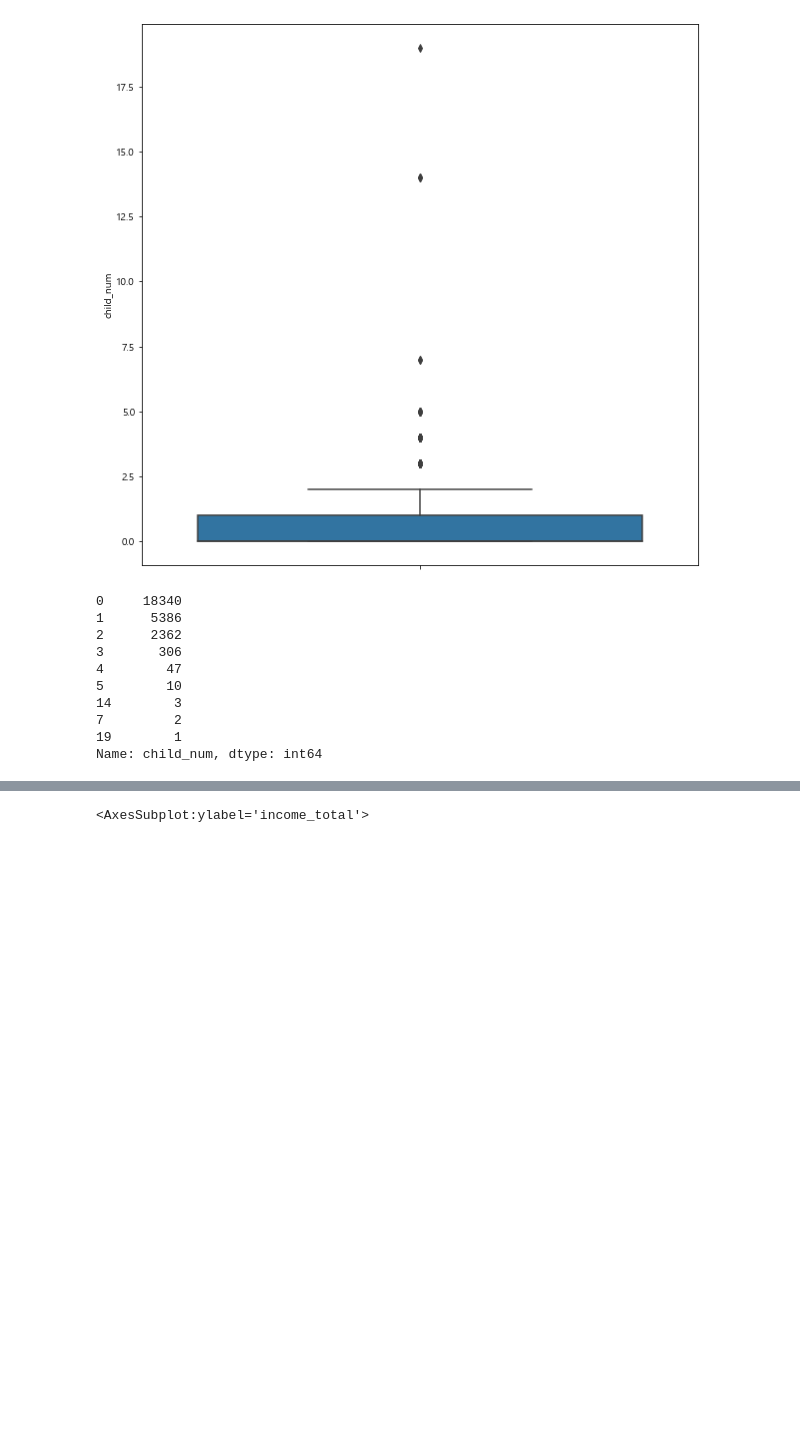
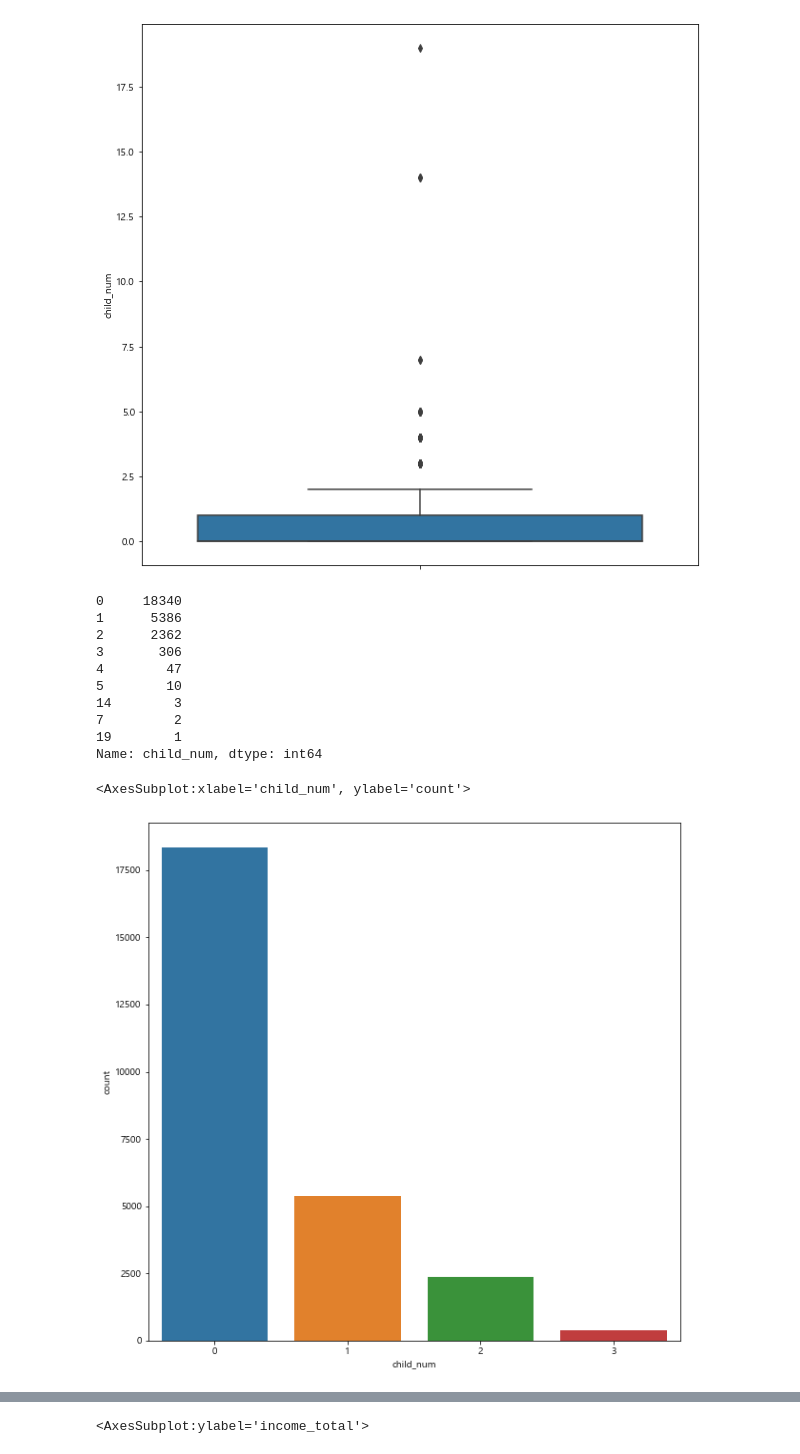
Before and after one commit to kwjinwoo/DCC, a Jupyter notebook: structure data/task2/jinwoo/EDA.ipynb, the cells around one changed output, grey strips where cells are left out. Drawn from its saved outputs; the diff is of its cells as text; code cells hidden in the pictures; blank space fills up the shorter version.

```diff
--- a/structure data/task2/jinwoo/EDA.ipynb
+++ b/structure data/task2/jinwoo/EDA.ipynb
@@ -194,3 +221,12 @@ train['child_num'].value_counts()
 7         2
 19        1
 Name: child_num, dtype: int64
+# %%
+mask = train['child_num'] >= 3
+train.loc[mask, 'child_num'] = 3
+# %%
+plt.figure(figsize=(10, 10))
+sns.countplot(data=train, x='child_num')
+# %% [output]
+<AxesSubplot:xlabel='child_num', ylabel='count'>
+[figure, added]
```
Also changed, not shown: parts of 39 cells of this notebook.
